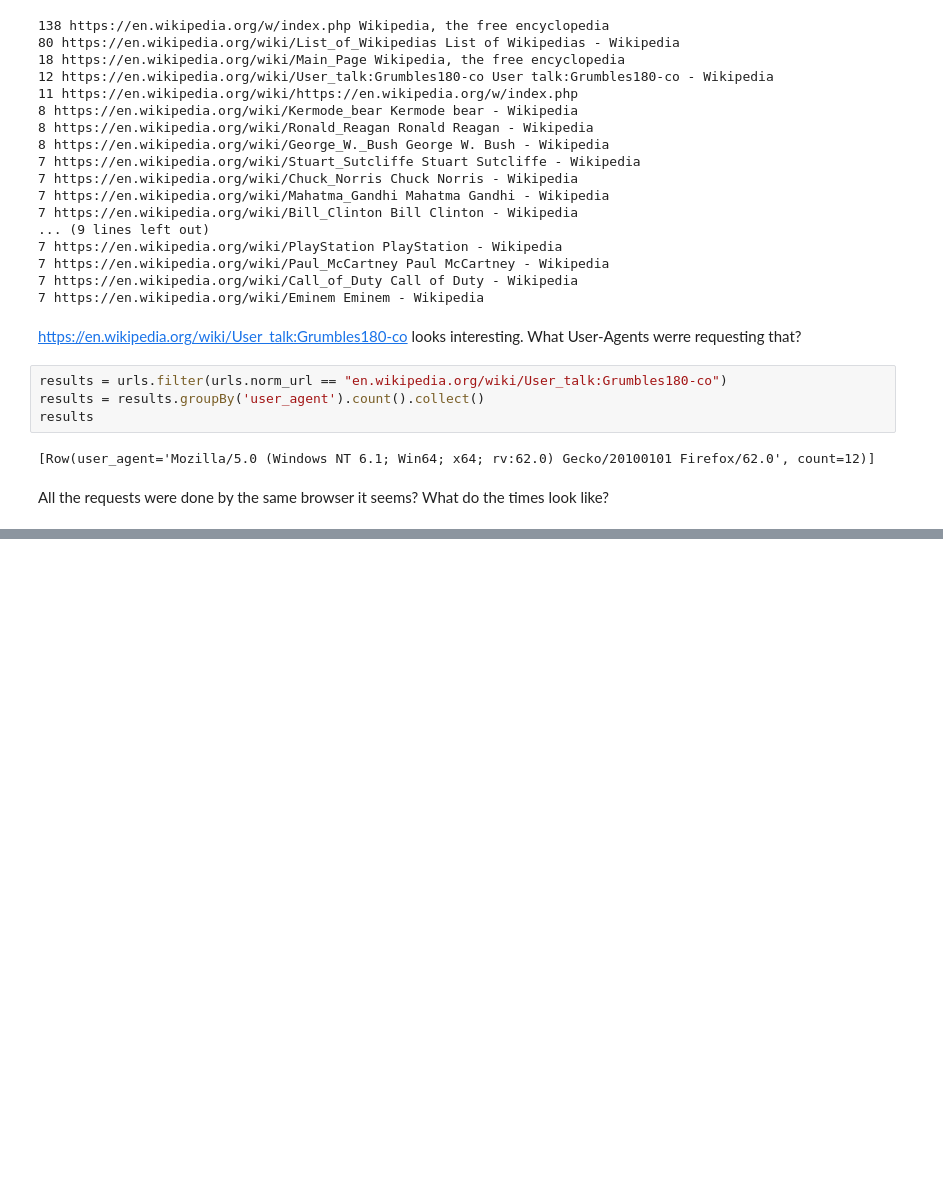
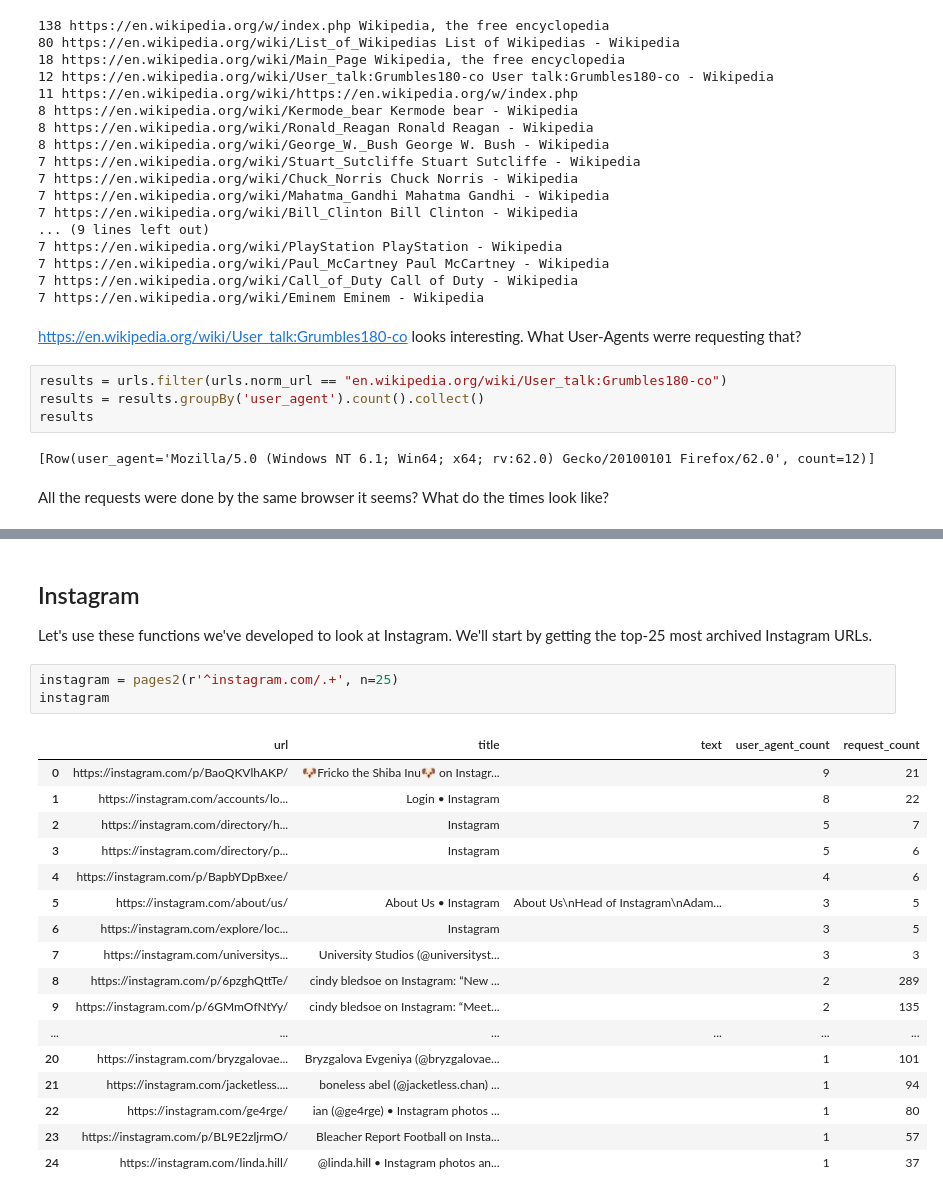
Before and after one commit to edsu/spn, a Jupyter notebook: notebooks/Known Sites.ipynb, the cells around one changed output, grey strips where cells are left out. Saved outputs shown, nothing was run; the diff lists cells and outputs as text; blank space fills up the shorter version.

```diff
--- a/notebooks/Known Sites.ipynb
+++ b/notebooks/Known Sites.ipynb
@@ -285,0 +454,25 @@ When zooming in on particular URLs it could be useful to see the URLs that were
+# %% [markdown]
+## Instagram
+
+Let's use these functions we've developed to look at Instagram. We'll start by getting the top-25 most archived Instagram URLs.
+# %%
+instagram = pages2(r'^instagram.com/.+', n=25)
+instagram
+# %% [output]
+|  | url | title | text | user_agent_count | request_count |
+| 0 | https://instagram.com/p/BaoQKVlhAKP/ | 🐶Fricko the Shiba Inu🐶 on Instagr... |  | 9 | 21 |
+| 1 | https://instagram.com/accounts/lo... | Login • Instagram |  | 8 | 22 |
+| 2 | https://instagram.com/directory/h... | Instagram |  | 5 | 7 |
+| 3 | https://instagram.com/directory/p... | Instagram |  | 5 | 6 |
+| 4 | https://instagram.com/p/BapbYDpBxee/ |  |  | 4 | 6 |
+| 5 | https://instagram.com/about/us/ | About Us • Instagram | About Us\nHead of Instagram\nAdam... | 3 | 5 |
+| 6 | https://instagram.com/explore/loc... | Instagram |  | 3 | 5 |
+| 7 | https://instagram.com/universitys... | University Studios (@universityst... |  | 3 | 3 |
+| 8 | https://instagram.com/p/6pzghQttTe/ | cindy bledsoe on Instagram: “New ... |  | 2 | 289 |
+| 9 | https://instagram.com/p/6GMmOfNtYy/ | cindy bledsoe on Instagram: “Meet... |  | 2 | 135 |
+| ... | ... | ... | ... | ... | ... |
+| 20 | https://instagram.com/bryzgalovae... | Bryzgalova Evgeniya (@bryzgalovae... |  | 1 | 101 |
+| 21 | https://instagram.com/jacketless.... | boneless abel (@jacketless.chan) ... |  | 1 | 94 |
+| 22 | https://instagram.com/ge4rge/ | ian (@ge4rge) • Instagram photos ... |  | 1 | 80 |
+| 23 | https://instagram.com/p/BL9E2zljrmO/ | Bleacher Report Football on Insta... |  | 1 | 57 |
+| 24 | https://instagram.com/linda.hill/ | @linda.hill • Instagram photos an... |  | 1 | 37 |
```
Also changed, not shown: parts of 22 cells of this notebook, 3 other files.
